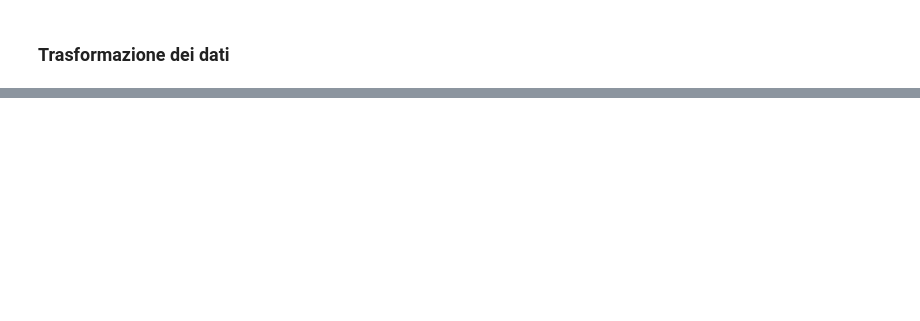
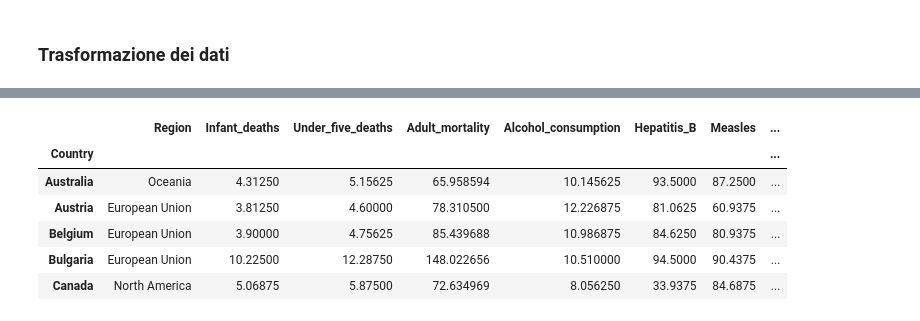
Before and after one commit to SkybunNataliia/Progetto-BigData, a Jupyter notebook: aspettativa_di_vita.ipynb, the cells around one changed output, grey strips where cells are left out. Saved outputs shown, nothing was run; the diff lists cells and outputs as text; code cells hidden in the pictures; blank space fills up the shorter version.

```diff
--- a/aspettativa_di_vita.ipynb
+++ b/aspettativa_di_vita.ipynb
@@ -121,0 +163,10 @@ array([2007.5])
+# %%
+df[df['Economy_status']!=1.0].head()
+# %% [output]
+|  | Region | Infant_deaths | Under_five_deaths | Adult_mortality | Alcohol_consumption | Hepatitis_B | Measles | ... |
+| Country |  |  |  |  |  |  |  | ... |
+| Australia | Oceania | 4.31250 | 5.15625 | 65.958594 | 10.145625 | 93.5000 | 87.2500 | ... |
+| Austria | European Union | 3.81250 | 4.60000 | 78.310500 | 12.226875 | 81.0625 | 60.9375 | ... |
+| Belgium | European Union | 3.90000 | 4.75625 | 85.439688 | 10.986875 | 84.6250 | 80.9375 | ... |
+| Bulgaria | European Union | 10.22500 | 12.28750 | 148.022656 | 10.510000 | 94.5000 | 90.4375 | ... |
+| Canada | North America | 5.06875 | 5.87500 | 72.634969 | 8.056250 | 33.9375 | 84.6875 | ... |
```
Also changed, not shown: parts of 15 cells of this notebook.
